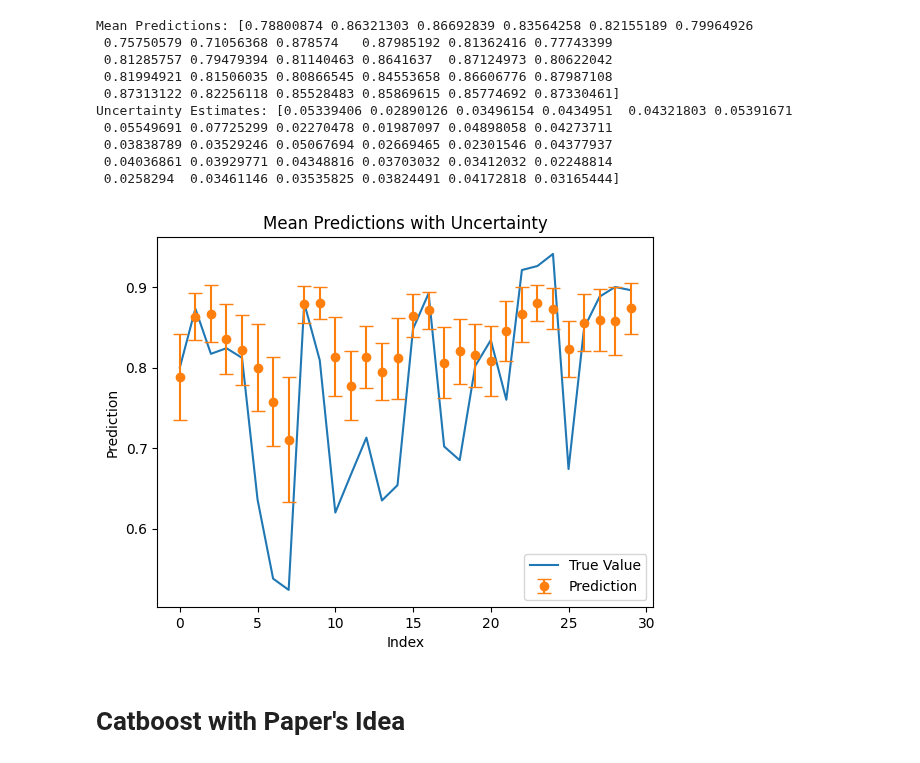
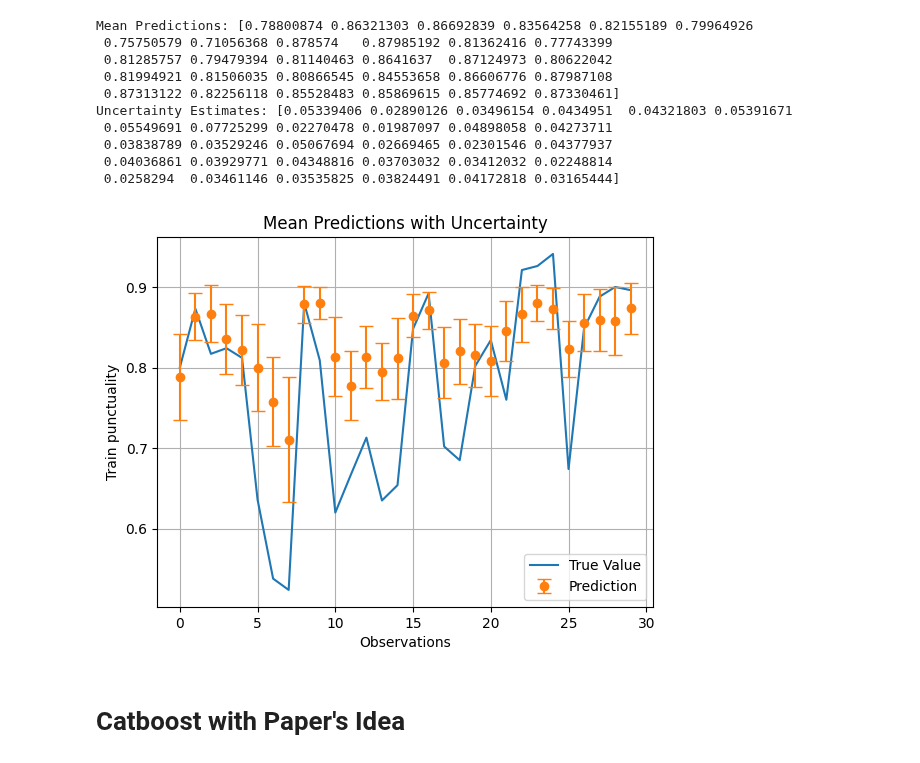
Before and after one commit to clarachristiansen/Bachelor_project, a Jupyter notebook: Uncertainty_quantification.ipynb, the cells around one changed output. Drawn from its saved outputs; the diff is of its cells as text; code cells hidden in the pictures.

```diff
--- a/Uncertainty_quantification.ipynb
+++ b/Uncertainty_quantification.ipynb
@@ -77,7 +77,7 @@ Parameters: { "steps" } are not used.
 # %% [markdown]
 ### Understand learning curve
 # %%
-#boosted_model = xgb.XGBRegressor(objective = 'reg:absoluteerror', booster='gbtree', n_estimators = 100, steps=20, learning_rate=0.05, max_depth=8)
-#evalset = [(X_train, y_train), (X_test,y_test)]
-#boosted_model.fit(X_train, y_train, eval_metric='logloss', eval_set=evalset)
-#results = boosted_model.evals_result()
+boosted_model = xgb.XGBRegressor(objective = 'reg:absoluteerror', booster='gbtree', n_estimators = 100, steps=50, learning_rate=0.1, max_depth=5)
+evalset = [(X_train, y_train), (X_test,y_test)]
+boosted_model.fit(X_train, y_train, eval_metric='mae', eval_set=evalset)
+results = boosted_model.evals_result()
@@ -588,14 +633,16 @@ Uncertainty Estimates: [0.05339406 0.02890126 0.03496154 0.0434951  0.04321803 0
 # %%
 # Plot mean predictions with uncertainty
 plt.plot(range(len(mean_pred)), y_test, label='True Value')
 plt.errorbar(range(len(mean_pred)), mean_pred, yerr=uncertainty, fmt='o', capsize=5, label='Prediction')
-plt.xlabel('Index')
-plt.ylabel('Prediction')
+plt.xlabel('Observations')
+plt.ylabel('Train punctuality')
 plt.title('Mean Predictions with Uncertainty')
 plt.legend()
+plt.grid()
+plt.savefig("Images/Uncertainty_traintest.pdf")
 plt.show()
 # %% [output]
-[figure, old version]
+[figure, new version]
 # %% [markdown]
 # Catboost with Paper's Idea
 # %%
```
Also changed, not shown: parts of 2 cells of this notebook.
